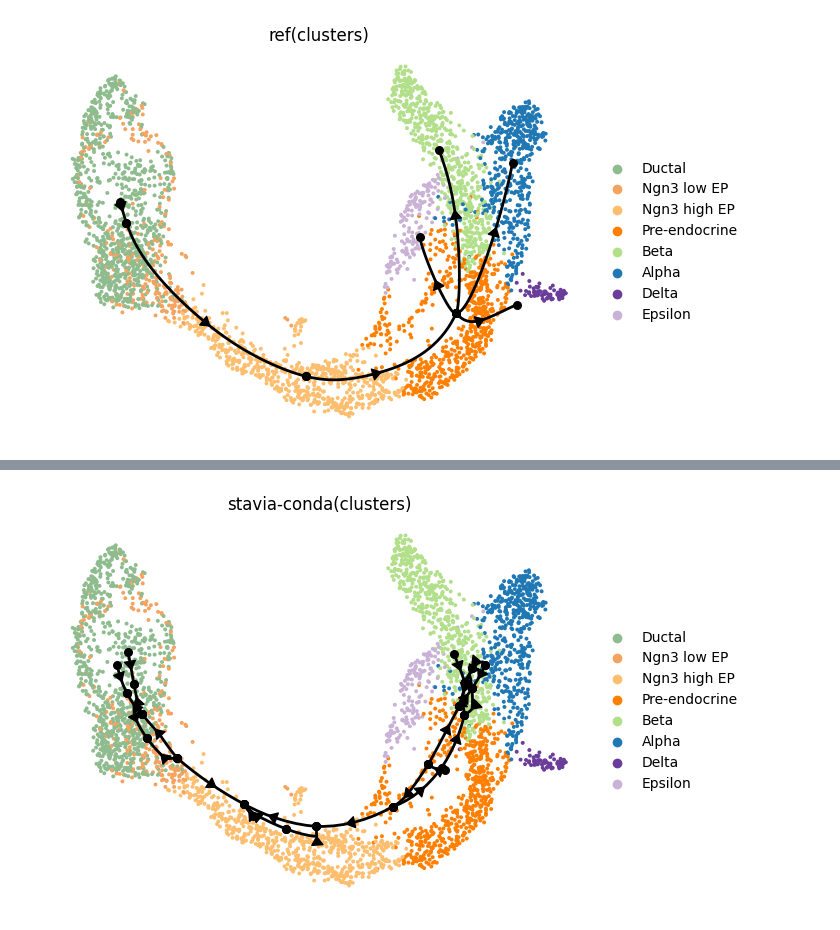
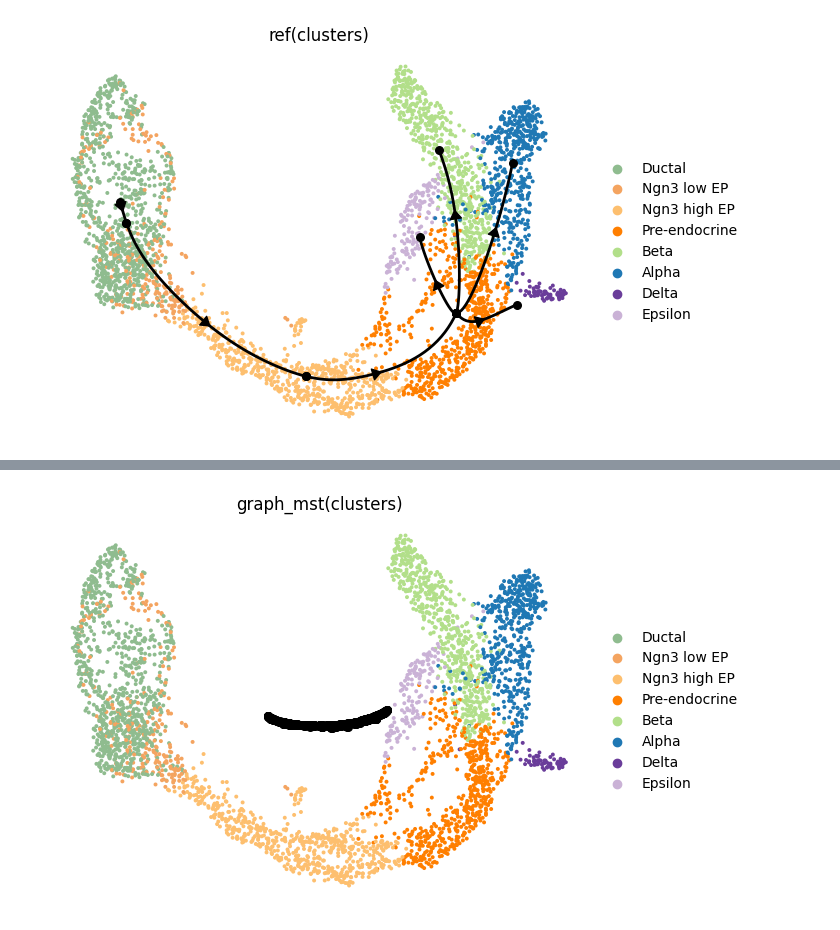
Before and after one commit to HuangDDU/cafe-release, a Jupyter notebook: notebook_dev/hzy/benchmark_pancreas_conda.ipynb, the cells around one changed output, grey strips where cells are left out. Saved outputs shown, nothing was run; the diff lists cells and outputs as text; code cells hidden in the pictures.

```diff
--- a/notebook_dev/hzy/benchmark_pancreas_conda.ipynb
+++ b/notebook_dev/hzy/benchmark_pancreas_conda.ipynb
@@ -8,7 +8,7 @@ cafe.logger.setLevel("DEBUG")
 cafe.settings.backend = "conda"
 # cafe.settings.backend = "cfe_docker"
 
-cafe.settings.save_external_data = True # save external data
-cafe.settings.save_h5ad = True # save external data
+# cafe.settings.save_external_data = True # save external data
+# cafe.settings.save_h5ad = True # save external data
 # %% [output]
 INFO
@@ -48,27 +48,51 @@ array([[<Axes: title={'center': 'ref(clusters)'}, xlabel='X_umap1', ylabel='X_um
 [figure]
 # %%
 method2parameters = {
-    # "scvelo": {},
-    # "dynamo": {},
-    # "palantir": {},
-    "stavia": {"prune_milestone": False}, # 不剪枝效果更好
-    # "cytotrace2": {},
+    # velocity
+    # "velocity_mst": {}, # ok
+    # "scvelo": {}, # ok
+    # "dynamo": {}, # ok
+    # "velovi": {}, # ok
+    # "pyrovelocity": {}, # ok
     # "veloae": {},
-    # "pyrovelocity": {},
     # "celldancer": {
     #     "velocity_kwargs": {"max_epoches": 200},
     #     "compute_cell_velocity_kwargs": {"projection_neighbor_size": 100},
-    # }, # out of memory for large dataset
-    # "unitvelo": {},
-    # "sctc": {},
-    # "cellrank": {},
+    # }, # OK
+    # "unitvelo": {},  # ok
+
+    # linear, pseudotime
+    # "comp1": {}, # ok
+    # "palantir": {}, # ok
+    # "cytotrace2": {}, # ok
+    # "sctc": {}, # ok
+
+    # probability
+    # "state_comp": {}, # ok
+
+    # cluster
+    # "cluster_mst": {}, # ok
+    # "stavia": {}, # ok
+
+    # projection
+    # "projection_mst": {}, # ok
+
+    # graph
+    "graph_mst": {}, # ok
+
+    # lineage
+    # state comp
+    # "cellrank": {}, # ok
+
+    # TODO: time
+    # moscot
 }
 
 for method_name, parameters in method2parameters.items():
     parameters["repreprocess"] = True
     parameters["benchmark_resource"] = True  # record resource usage
     method = cafe.method.FateMethod(method_name=method_name)
-    method.infer_trajectory(fadata, parameters=parameters)
+    method.infer_trajectory(fadata, parameters=parameters, id=method_name)
     # save in time, without waiting for all methods to finish, waypoint are not calculated
     fadata.write_trajectory_dict(model_name_list=[fadata.model_name])
     cafe.plot.plot_trajectory(fadata, save=True)
@@ -93,4 +117,4 @@ DEBUG    |- save trajectory plot to '.cafe/pancreas/img/trajectory_X_umap_202512
-[figure, old version]
+[figure, new version]
 # %%
 model_name_list = fadata.get_all_model_name(parse=False)
 color_list = ["clusters", "milestone"]
```
Also changed, not shown: parts of 4 cells of this notebook, 23 other files.
